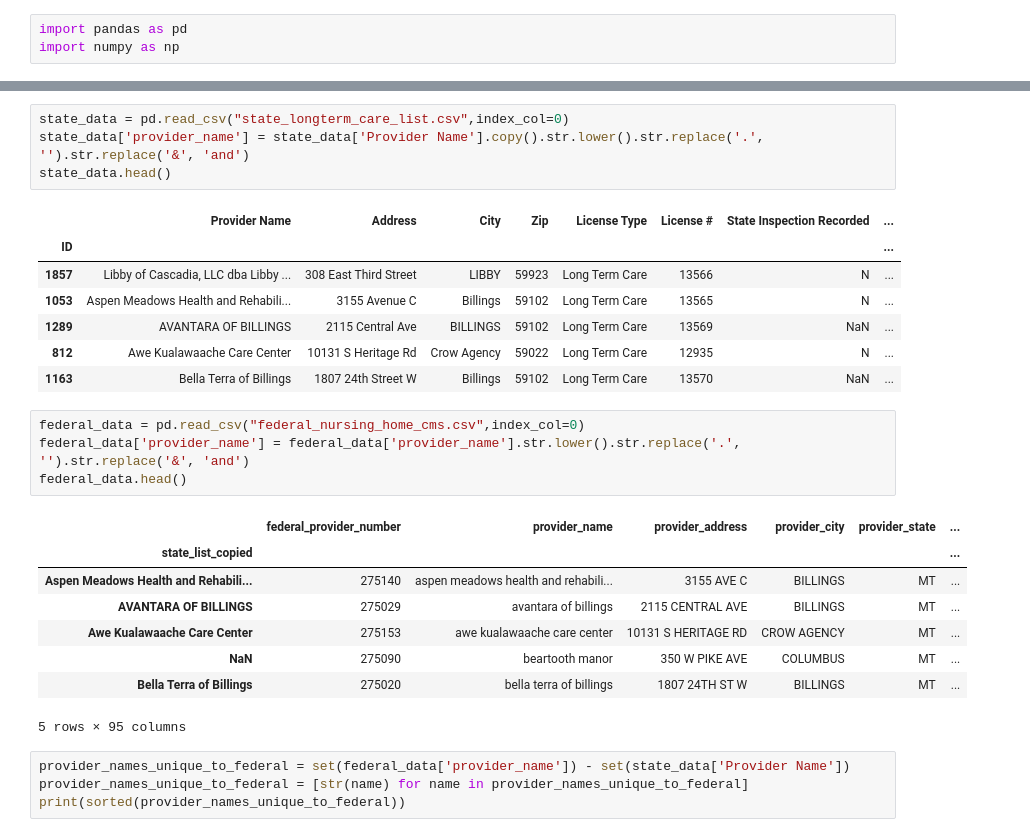
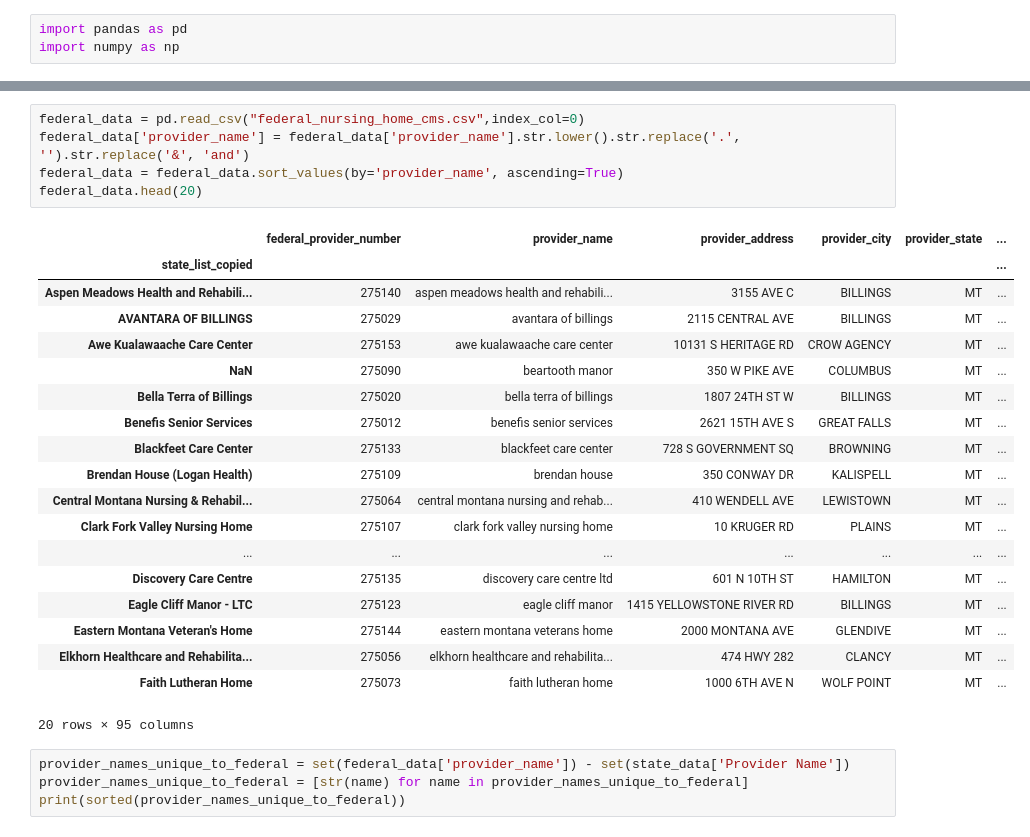
Before and after one commit to mfreyre/mtfp, a Jupyter notebook: longterm_nursinghome_data/Longterm Care Facilities Questions.ipynb, the cells around one changed output, grey strips where cells are left out. Drawn from its saved outputs; the diff is of its cells as text.

```diff
--- a/longterm_nursinghome_data/Longterm Care Facilities Questions.ipynb
+++ b/longterm_nursinghome_data/Longterm Care Facilities Questions.ipynb
@@ -4,28 +15,28 @@ import numpy as np
 # %%
-state_data = pd.read_csv("state_longterm_care_list.csv",index_col=0)
-state_data['provider_name'] = state_data['Provider Name'].copy().str.lower().str.replace('.', '').str.replace('&', 'and')
-state_data.head()
+federal_data = pd.read_csv("federal_nursing_home_cms.csv",index_col=0)
+federal_data['provider_name'] = federal_data['provider_name'].str.lower().str.replace('.', '').str.replace('&', 'and')
+federal_data = federal_data.sort_values(by='provider_name', ascending=True)
+federal_data.head(20)
 # %% [output]
-|  | Provider Name | Address | City | Zip | License Type | License # | State Inspection Recorded | ... |
-| ID |  |  |  |  |  |  |  | ... |
-| 1857 | Libby of Cascadia, LLC dba Libby ... | 308 East Third Street | LIBBY | 59923 | Long Term Care | 13566 | N | ... |
-| 1053 | Aspen Meadows Health and Rehabili... | 3155 Avenue C | Billings | 59102 | Long Term Care | 13565 | N | ... |
-| 1289 | AVANTARA OF BILLINGS | 2115 Central Ave | BILLINGS | 59102 | Long Term Care | 13569 | NaN | ... |
-| 812 | Awe Kualawaache Care Center | 10131 S Heritage Rd | Crow Agency | 59022 | Long Term Care | 12935 | N | ... |
-| 1163 | Bella Terra of Billings | 1807 24th Street W | Billings | 59102 | Long Term Care | 13570 | NaN | ... |
+|  | federal_provider_number | provider_name | provider_address | provider_city | provider_state | ... |
+| state_list_copied |  |  |  |  |  | ... |
+| Aspen Meadows Health and Rehabili... | 275140 | aspen meadows health and rehabili... | 3155 AVE C | BILLINGS | MT | ... |
+| AVANTARA OF BILLINGS | 275029 | avantara of billings | 2115 CENTRAL AVE | BILLINGS | MT | ... |
+| Awe Kualawaache Care Center | 275153 | awe kualawaache care center | 10131 S HERITAGE RD | CROW AGENCY | MT | ... |
+| NaN | 275090 | beartooth manor | 350 W PIKE AVE | COLUMBUS | MT | ... |
+| Bella Terra of Billings | 275020 | bella terra of billings | 1807 24TH ST W | BILLINGS | MT | ... |
+| Benefis Senior Services | 275012 | benefis senior services | 2621 15TH AVE S | GREAT FALLS | MT | ... |
+| Blackfeet Care Center | 275133 | blackfeet care center | 728 S GOVERNMENT SQ | BROWNING | MT | ... |
+| Brendan House (Logan Health) | 275109 | brendan house | 350 CONWAY DR | KALISPELL | MT | ... |
+| Central Montana Nursing & Rehabil... | 275064 | central montana nursing and rehab... | 410 WENDELL AVE | LEWISTOWN | MT | ... |
+| Clark Fork Valley Nursing Home | 275107 | clark fork valley nursing home | 10 KRUGER RD | PLAINS | MT | ... |
+| ... | ... | ... | ... | ... | ... | ... |
+| Discovery Care Centre | 275135 | discovery care centre ltd | 601 N 10TH ST | HAMILTON | MT | ... |
+| Eagle Cliff Manor - LTC | 275123 | eagle cliff manor | 1415 YELLOWSTONE RIVER RD | BILLINGS | MT | ... |
+| Eastern Montana Veteran's Home | 275144 | eastern montana veterans home | 2000 MONTANA AVE | GLENDIVE | MT | ... |
+| Elkhorn Healthcare and Rehabilita... | 275056 | elkhorn healthcare and rehabilita... | 474 HWY 282 | CLANCY | MT | ... |
+| Faith Lutheran Home | 275073 | faith lutheran home | 1000 6TH AVE N | WOLF POINT | MT | ... |
+20 rows × 95 columns
-# %%
-federal_data = pd.read_csv("federal_nursing_home_cms.csv",index_col=0)
-federal_data['provider_name'] = federal_data['provider_name'].str.lower().str.replace('.', '').str.replace('&', 'and')
-federal_data.head()
-# %% [output]
-|  | federal_provider_number | provider_name | provider_address | provider_city | provider_state | ... |
-| state_list_copied |  |  |  |  |  | ... |
-| Aspen Meadows Health and Rehabili... | 275140 | aspen meadows health and rehabili... | 3155 AVE C | BILLINGS | MT | ... |
-| AVANTARA OF BILLINGS | 275029 | avantara of billings | 2115 CENTRAL AVE | BILLINGS | MT | ... |
-| Awe Kualawaache Care Center | 275153 | awe kualawaache care center | 10131 S HERITAGE RD | CROW AGENCY | MT | ... |
-| NaN | 275090 | beartooth manor | 350 W PIKE AVE | COLUMBUS | MT | ... |
-| Bella Terra of Billings | 275020 | bella terra of billings | 1807 24TH ST W | BILLINGS | MT | ... |
-5 rows × 95 columns
 # %%
 provider_names_unique_to_federal = set(federal_data['provider_name']) - set(state_data['Provider Name'])
 provider_names_unique_to_federal = [str(name) for name in provider_names_unique_to_federal]
```
Also changed, not shown: parts of 5 cells of this notebook, 1 other file.
